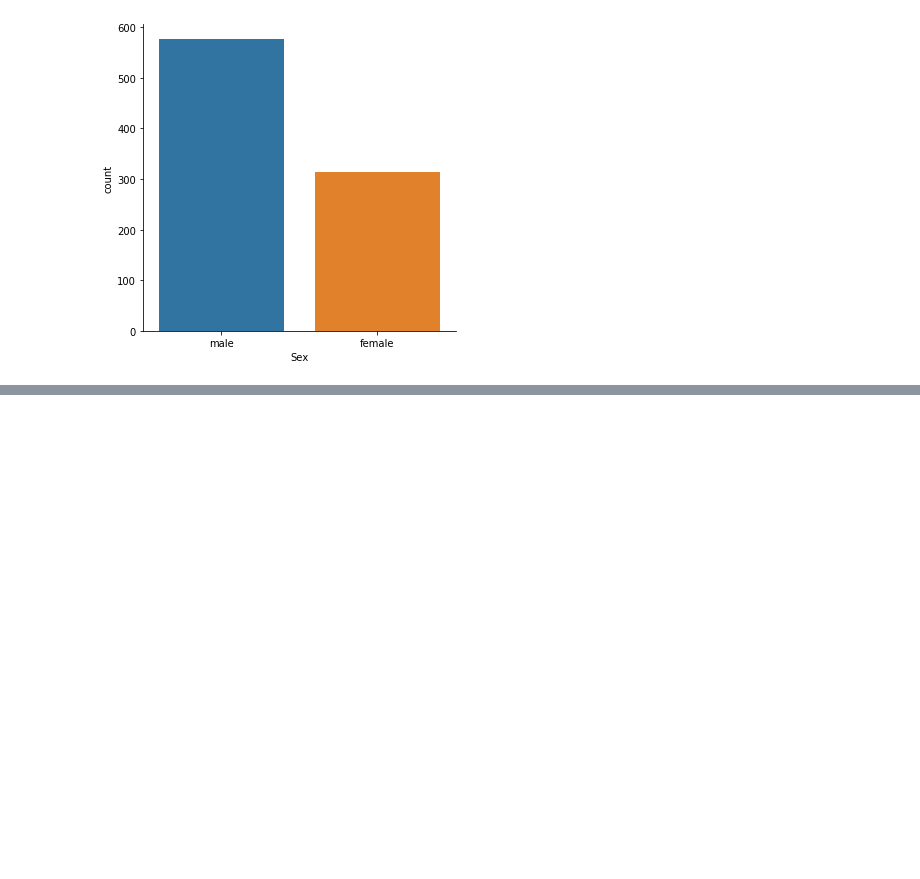
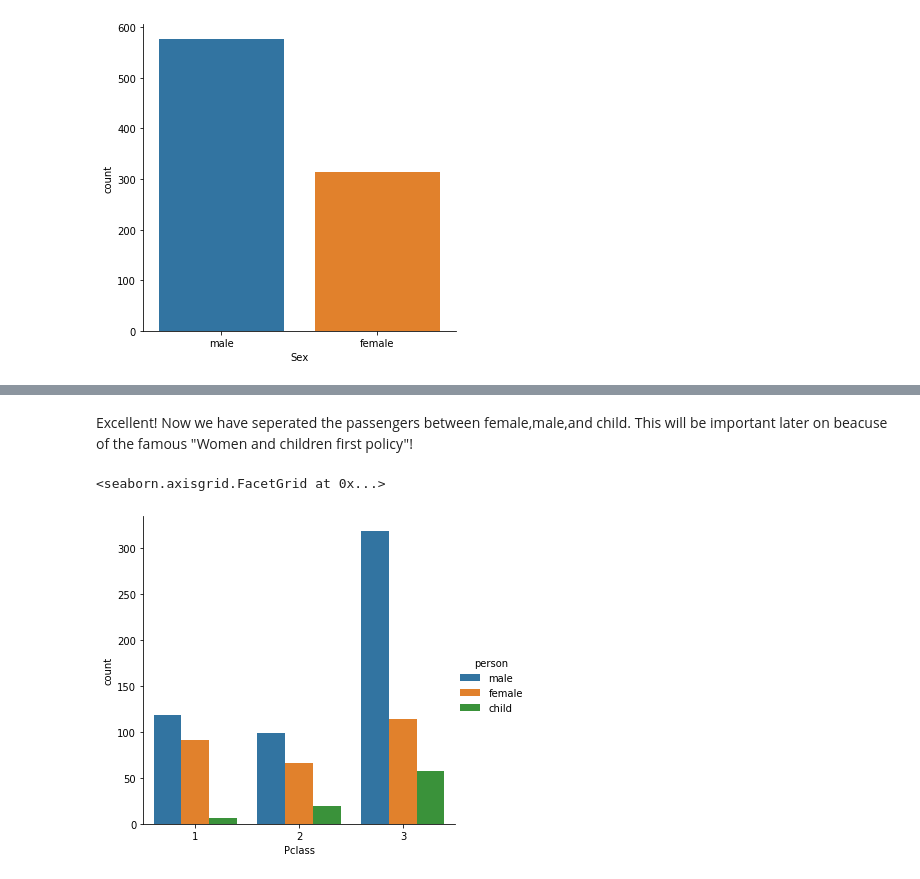
Before and after one commit to sealoyal/LearnPython, a Jupyter notebook: udemy/titanic/titanic1.ipynb, the cells around one changed output, grey strips where cells are left out. Cells and saved outputs as stored; diff of their text form; code cells hidden in the pictures; blank space fills up the shorter version.

```diff
--- a/udemy/titanic/titanic1.ipynb
+++ b/udemy/titanic/titanic1.ipynb
@@ -55,0 +80,17 @@ TypeError: 'NoneType' object is not iterable
+# %%
+# We'll treat anyone as under 16 as a child, and then use the apply technique with a function to create a new column
+# Revisit Lecture 45 for a refresher on how to do this.
+# First let's make a function to sort through the sex
+
+def male_female_child(passenger):
+    # Take the Age and Sex
+    age,sex = passenger
+    # Compare the age, otherwise leave the sex
+    if age < 16:
+        return 'child'
+    else:
+        return sex
+
+
+# We'll define a new column called 'person', remember to specify axis=1 for columns and not index
+titanic_df['person'] = titanic_df[['Age','Sex']].apply(male_female_child,axis=1)
@@ -55,0 +112,8 @@ TypeError: 'NoneType' object is not iterable
+# %% [markdown]
+Excellent! Now we have seperated the passengers between female,male,and child. This will be important later on beacuse of the famous "Women and children first policy"!
+# %%
+# Let's try the factorplot again!
+sns.catplot('Pclass',data=titanic_df,kind='count',hue='person')
+# %% [output]
+<seaborn.axisgrid.FacetGrid at 0x...>
+[figure, added]
```
Also changed, not shown: parts of 18 cells of this notebook.
